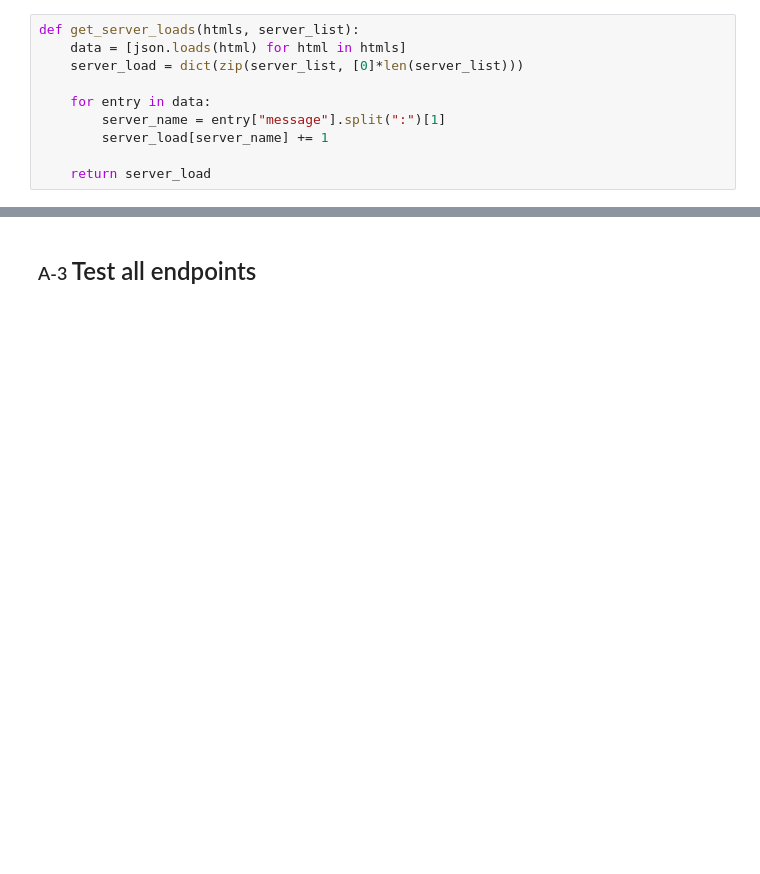
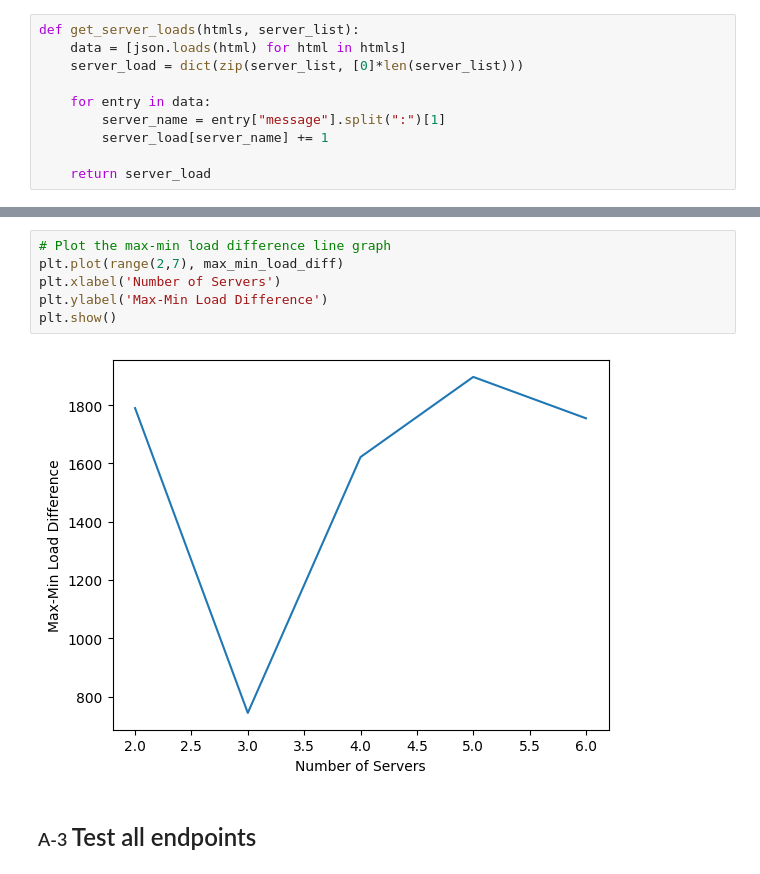
Before and after one commit to shashankgoud001/Distributed-Systems-Assignments, a Jupyter notebook: Assignment-1/analysis.ipynb, the cells around one changed output, grey strips where cells are left out. Drawn from its saved outputs; the diff is of its cells as text; blank space fills up the shorter version.

```diff
--- a/Assignment-1/analysis.ipynb
+++ b/Assignment-1/analysis.ipynb
@@ -149,4 +157,12 @@ Time taken to complete 10000 requests with 6 servers: 45.02 seconds
 {"message":{"N":0,"replicas":[]},"status":"successful"}
+# %%
+# Plot the max-min load difference line graph
+plt.plot(range(2,7), max_min_load_diff)
+plt.xlabel('Number of Servers')
+plt.ylabel('Max-Min Load Difference')
+plt.show()
+# %% [output]
+[figure, added]
 # %% [markdown]
 ### A-3  <font size="5">Test all endpoints</font>
 # %%
```
Also changed, not shown: parts of 3 cells of this notebook, 1 other file.
